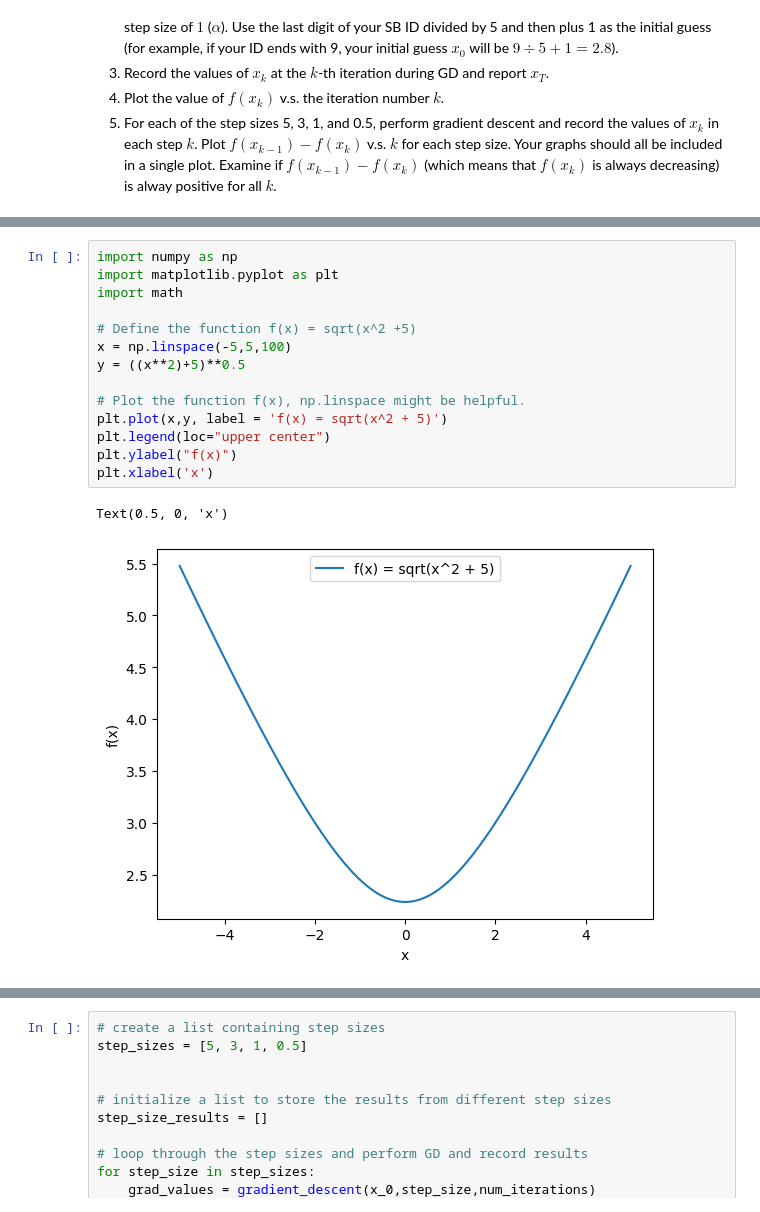
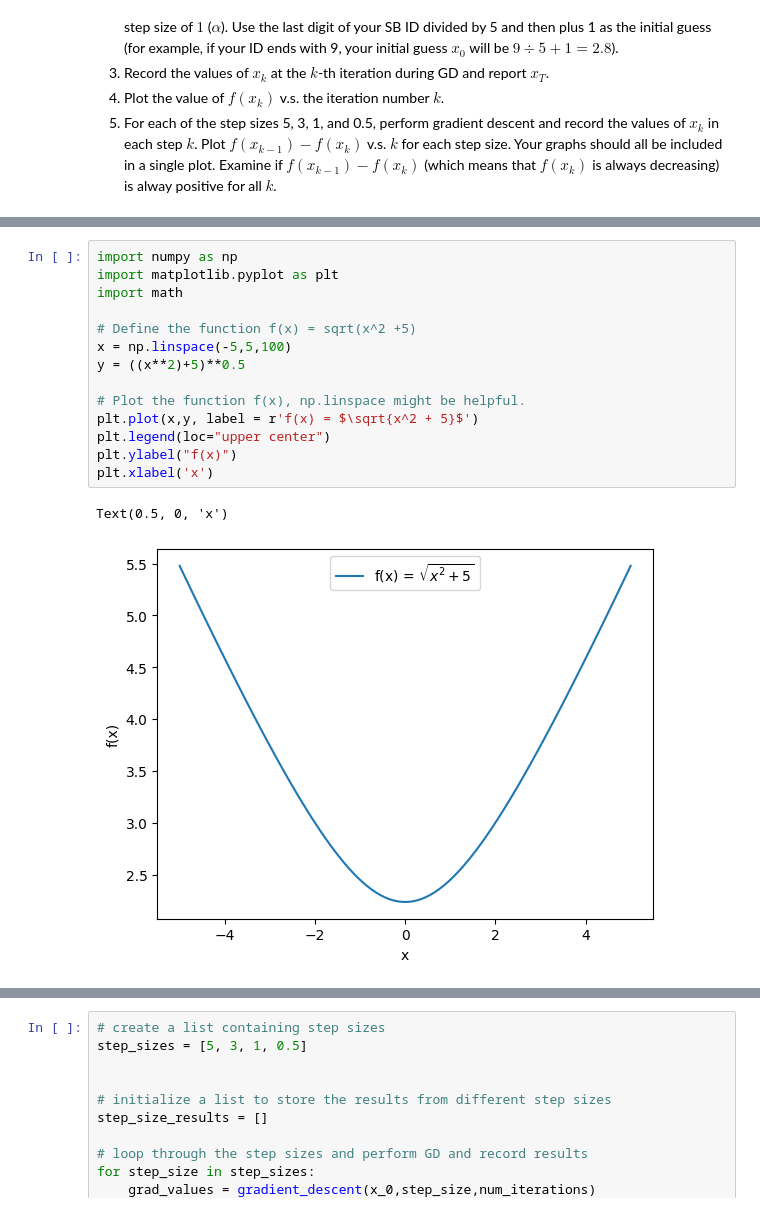
Before and after one commit to nmessina1/AMS-595, a Jupyter notebook: PythonHw2/Py_Project_2.ipynb, the cells around one changed output, grey strips where cells are left out. Saved outputs shown, nothing was run; the diff lists cells and outputs as text.

```diff
--- a/PythonHw2/Py_Project_2.ipynb
+++ b/PythonHw2/Py_Project_2.ipynb
@@ -48,20 +48,20 @@ Here are some sample output graphs. Yours do not have to look exactly like mine,
 # %%
 import numpy as np
 import matplotlib.pyplot as plt
 import math
 
 # Define the function f(x) = sqrt(x^2 +5)
 x = np.linspace(-5,5,100)
 y = ((x**2)+5)**0.5
 
 # Plot the function f(x), np.linspace might be helpful.
-plt.plot(x,y, label = 'f(x) = sqrt(x^2 + 5)')
+plt.plot(x,y, label = r'f(x) = $\sqrt{x^2 + 5}$')
 plt.legend(loc="upper center")
 plt.ylabel("f(x)")
 plt.xlabel('x')
 # %% [output]
 Text(0.5, 0, 'x')
-[figure, old version]
+[figure, new version]
 # %%
 # Define the derivative of the function f(x), for gradient descent
 def derivative(x):
```
Also changed, not shown: parts of 1 cell of this notebook.
